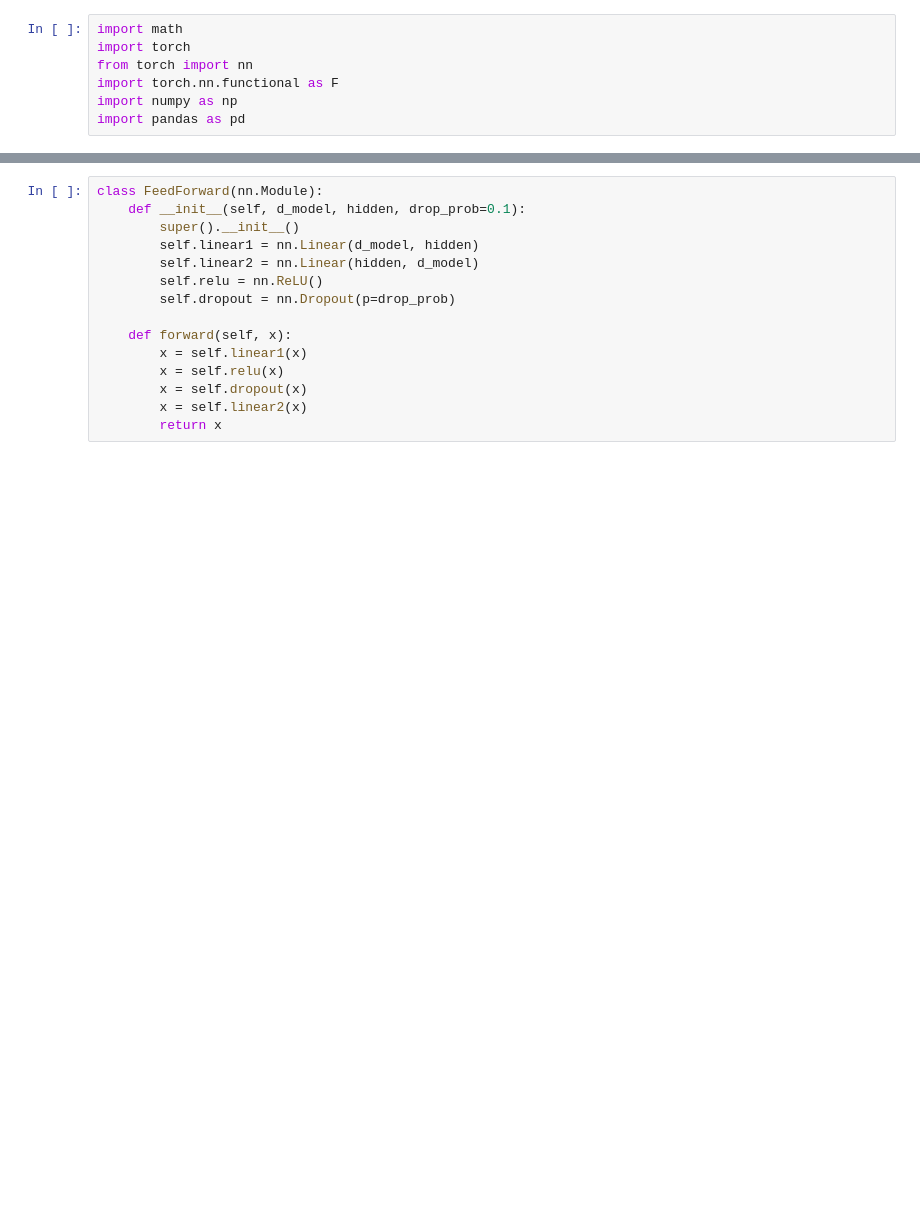
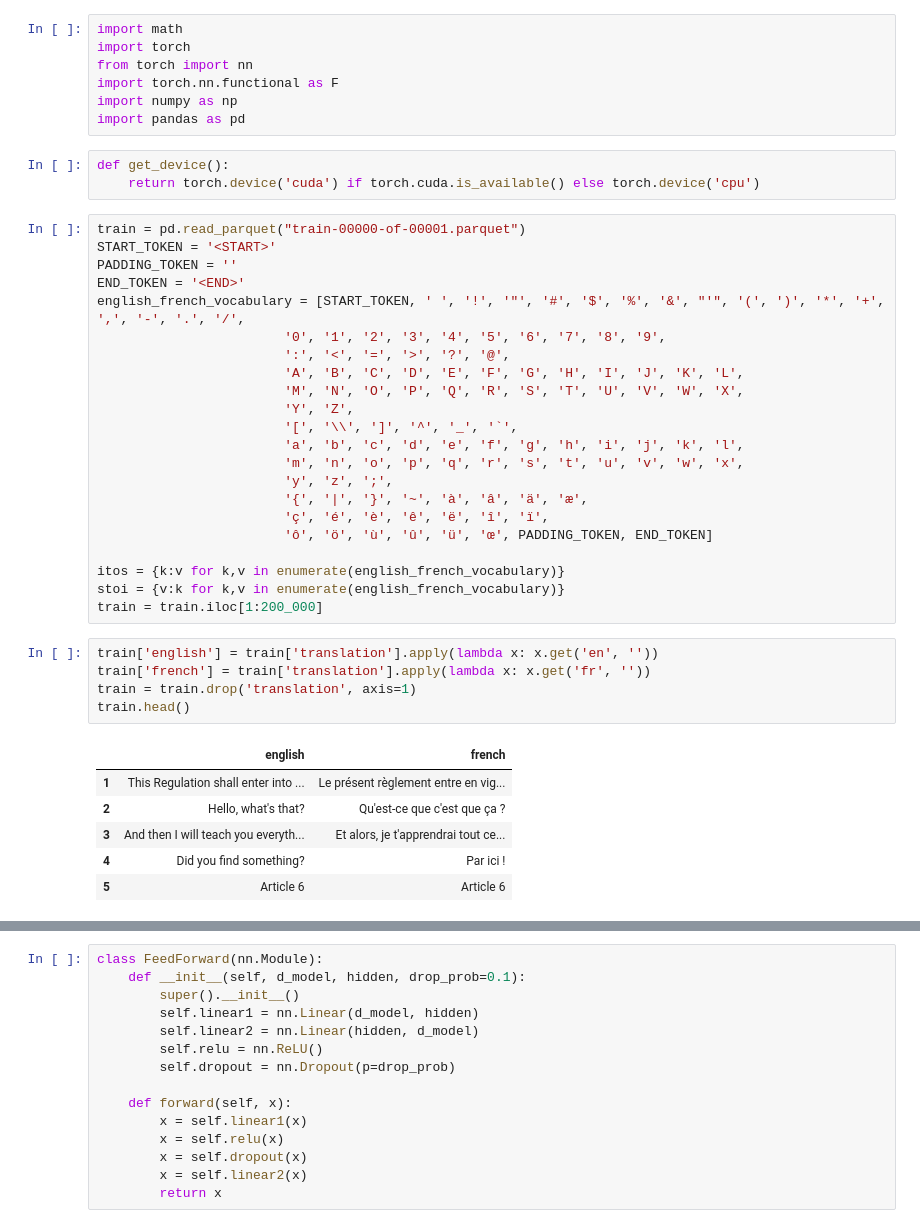
Before and after one commit to AntoinePlanche/english-french-translator, a Jupyter notebook: draft.ipynb, the cells around one changed output, grey strips where cells are left out. Drawn from its saved outputs; the diff is of its cells as text; blank space fills up the shorter version.

```diff
--- a/draft.ipynb
+++ b/draft.ipynb
@@ -5,3 +5,40 @@ from torch import nn
 import torch.nn.functional as F
 import numpy as np
 import pandas as pd
+# %%
+def get_device():
+    return torch.device('cuda') if torch.cuda.is_available() else torch.device('cpu')
+# %%
+train = pd.read_parquet("train-00000-of-00001.parquet")
+START_TOKEN = '<START>'
+PADDING_TOKEN = ''
+END_TOKEN = '<END>'
+english_french_vocabulary = [START_TOKEN, ' ', '!', '"', '#', '$', '%', '&', "'", '(', ')', '*', '+', ',', '-', '.', '/',
+                        '0', '1', '2', '3', '4', '5', '6', '7', '8', '9',
+                        ':', '<', '=', '>', '?', '@',
+                        'A', 'B', 'C', 'D', 'E', 'F', 'G', 'H', 'I', 'J', 'K', 'L',
+                        'M', 'N', 'O', 'P', 'Q', 'R', 'S', 'T', 'U', 'V', 'W', 'X',
+                        'Y', 'Z',
+                        '[', '\\', ']', '^', '_', '`',
+                        'a', 'b', 'c', 'd', 'e', 'f', 'g', 'h', 'i', 'j', 'k', 'l',
+                        'm', 'n', 'o', 'p', 'q', 'r', 's', 't', 'u', 'v', 'w', 'x',
+                        'y', 'z', ';',
+                        '{', '|', '}', '~', 'à', 'â', 'ä', 'æ',
+                        'ç', 'é', 'è', 'ê', 'ë', 'î', 'ï',
+                        'ô', 'ö', 'ù', 'û', 'ü', 'œ', PADDING_TOKEN, END_TOKEN]
+
+itos = {k:v for k,v in enumerate(english_french_vocabulary)}
+stoi = {v:k for k,v in enumerate(english_french_vocabulary)}
+train = train.iloc[1:200_000]
+# %%
+train['english'] = train['translation'].apply(lambda x: x.get('en', ''))
+train['french'] = train['translation'].apply(lambda x: x.get('fr', ''))
+train = train.drop('translation', axis=1)
+train.head()
+# %% [output]
+|  | english | french |
+| 1 | This Regulation shall enter into ... | Le présent règlement entre en vig... |
+| 2 | Hello, what's that? | Qu'est-ce que c'est que ça ? |
+| 3 | And then I will teach you everyth... | Et alors, je t'apprendrai tout ce... |
+| 4 | Did you find something? | Par ici ! |
+| 5 | Article 6 | Article 6 |
```
Also changed, not shown: parts of 31 cells of this notebook, 1 other file.
